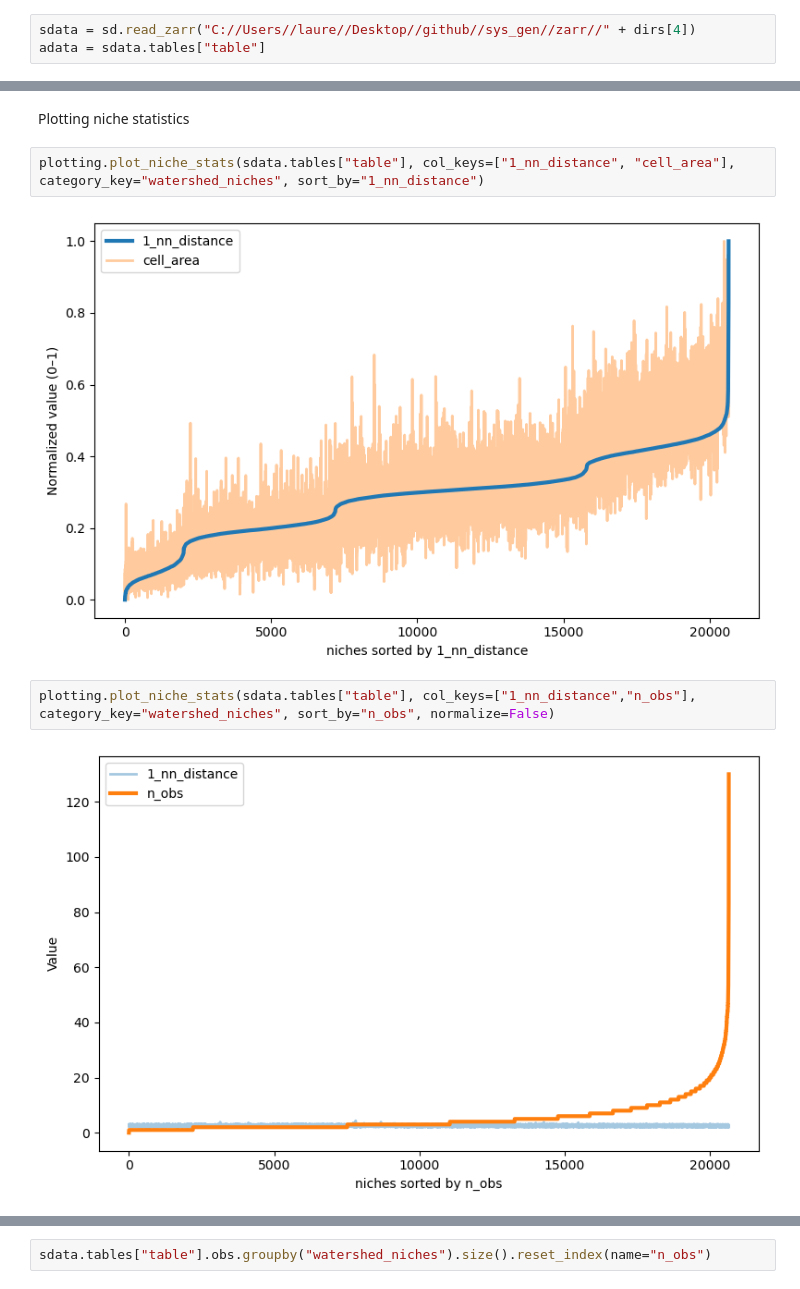
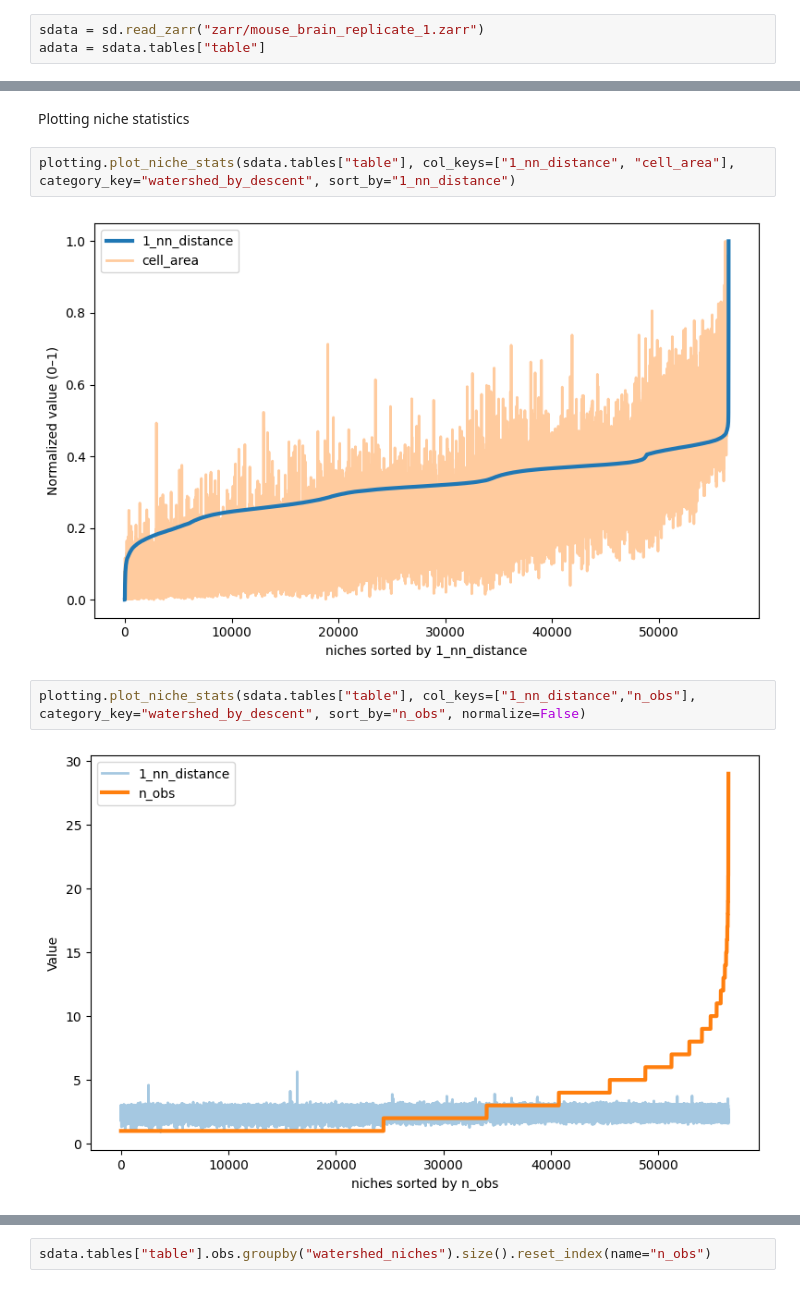
Before and after one commit to LLehner/Adaptive-Niche, a Jupyter notebook: clustering_tutorial.ipynb, the cells around one changed output, grey strips where cells are left out. Cells and saved outputs as stored; diff of their text form.

```diff
--- a/clustering_tutorial.ipynb
+++ b/clustering_tutorial.ipynb
@@ -18,7 +18,7 @@ dirs
  'mouse_brain_replicate_1',
  'mouse_colon']
 # %%
-sdata = sd.read_zarr("C://Users//laure//Desktop//github//sys_gen//zarr//" + dirs[4])
+sdata = sd.read_zarr("zarr/mouse_brain_replicate_1.zarr")
 adata = sdata.tables["table"]
 # %%
 graph_utils.get_distances(adata, k=1, log=True)
@@ -100,11 +78,11 @@ Interactive(sdata)
 # %% [markdown]
 Plotting niche statistics
 # %%
-plotting.plot_niche_stats(sdata.tables["table"], col_keys=["1_nn_distance", "cell_area"], category_key="watershed_niches", sort_by="1_nn_distance")
+plotting.plot_niche_stats(sdata.tables["table"], col_keys=["1_nn_distance", "cell_area"], category_key="watershed_by_descent", sort_by="1_nn_distance")
 # %% [output]
-[figure, old version]
+[figure, new version]
 # %%
-plotting.plot_niche_stats(sdata.tables["table"], col_keys=["1_nn_distance","n_obs"], category_key="watershed_niches", sort_by="n_obs", normalize=False)
+plotting.plot_niche_stats(sdata.tables["table"], col_keys=["1_nn_distance","n_obs"], category_key="watershed_by_descent", sort_by="n_obs", normalize=False)
 # %% [output]
-[figure, old version]
+[figure, new version]
 # %%
```
Also changed, not shown: parts of 9 cells of this notebook, 4 other files.
